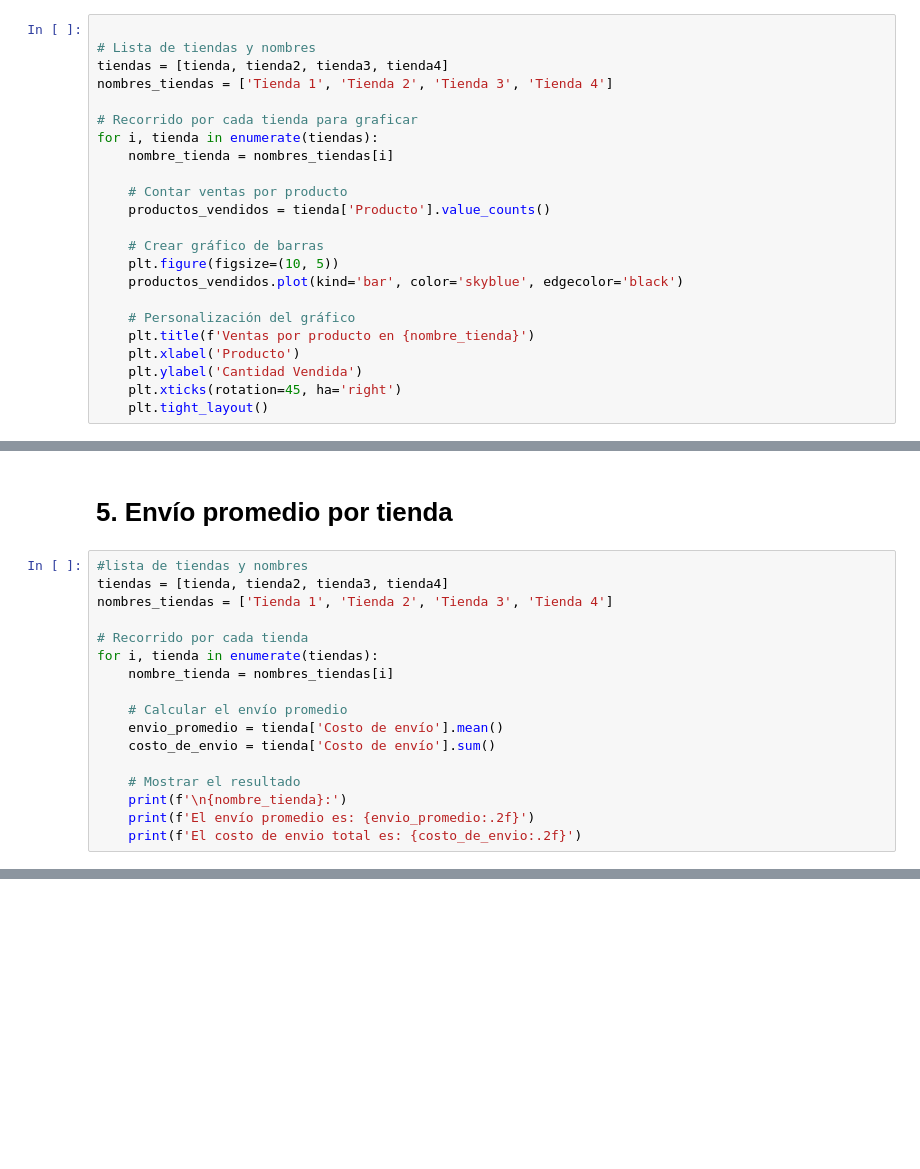
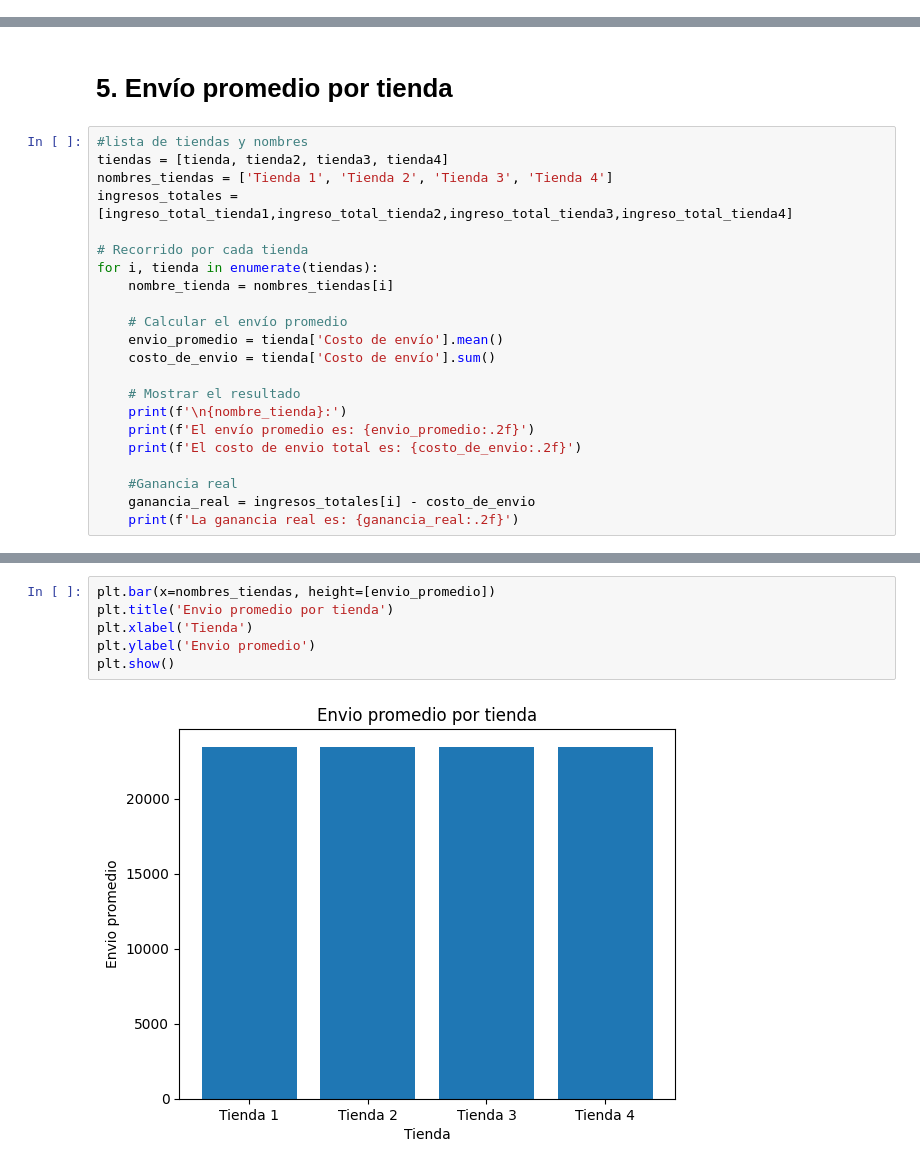
Before and after one commit to arnaldourbina/challenge1-data-science-latam, a Jupyter notebook: AluraStoreLatam.ipynb, the cells around one changed output, grey strips where cells are left out. Cells and saved outputs as stored; diff of their text form; blank space fills up the shorter version.

```diff
--- a/AluraStoreLatam.ipynb
+++ b/AluraStoreLatam.ipynb
@@ -171,23 +251,0 @@ El producto menos vendido es "Guitarra eléctrica" con 33 unidades vendidas.
-# %%
-
-# Lista de tiendas y nombres
-tiendas = [tienda, tienda2, tienda3, tienda4]
-nombres_tiendas = ['Tienda 1', 'Tienda 2', 'Tienda 3', 'Tienda 4']
-
-# Recorrido por cada tienda para graficar
-for i, tienda in enumerate(tiendas):
-    nombre_tienda = nombres_tiendas[i]
-
-    # Contar ventas por producto
-    productos_vendidos = tienda['Producto'].value_counts()
-
-    # Crear gráfico de barras
-    plt.figure(figsize=(10, 5))
-    productos_vendidos.plot(kind='bar', color='skyblue', edgecolor='black')
-
-    # Personalización del gráfico
-    plt.title(f'Ventas por producto en {nombre_tienda}')
-    plt.xlabel('Producto')
-    plt.ylabel('Cantidad Vendida')
-    plt.xticks(rotation=45, ha='right')
-    plt.tight_layout()
@@ -202,6 +255,7 @@ for i, tienda in enumerate(tiendas):
 #lista de tiendas y nombres
 tiendas = [tienda, tienda2, tienda3, tienda4]
 nombres_tiendas = ['Tienda 1', 'Tienda 2', 'Tienda 3', 'Tienda 4']
+ingresos_totales = [ingreso_total_tienda1,ingreso_total_tienda2,ingreso_total_tienda3,ingreso_total_tienda4]
 
 # Recorrido por cada tienda
 for i, tienda in enumerate(tiendas):
@@ -215,6 +269,10 @@ for i, tienda in enumerate(tiendas):
     print(f'\n{nombre_tienda}:')
     print(f'El envío promedio es: {envio_promedio:.2f}')
     print(f'El costo de envio total es: {costo_de_envio:.2f}')
+
+    #Ganancia real
+    ganancia_real = ingresos_totales[i] - costo_de_envio
+    print(f'La ganancia real es: {ganancia_real:.2f}')
 # %% [output]
 Tienda 1:
 El envío promedio es: 23459.46
@@ -233,0 +296,8 @@ El costo de envio total es: 55317400.00
+# %%
+plt.bar(x=nombres_tiendas, height=[envio_promedio])
+plt.title('Envio promedio por tienda')
+plt.xlabel('Tienda')
+plt.ylabel('Envio promedio')
+plt.show()
+# %% [output]
+[figure, added]
```
Also changed, not shown: parts of 10 cells of this notebook.
